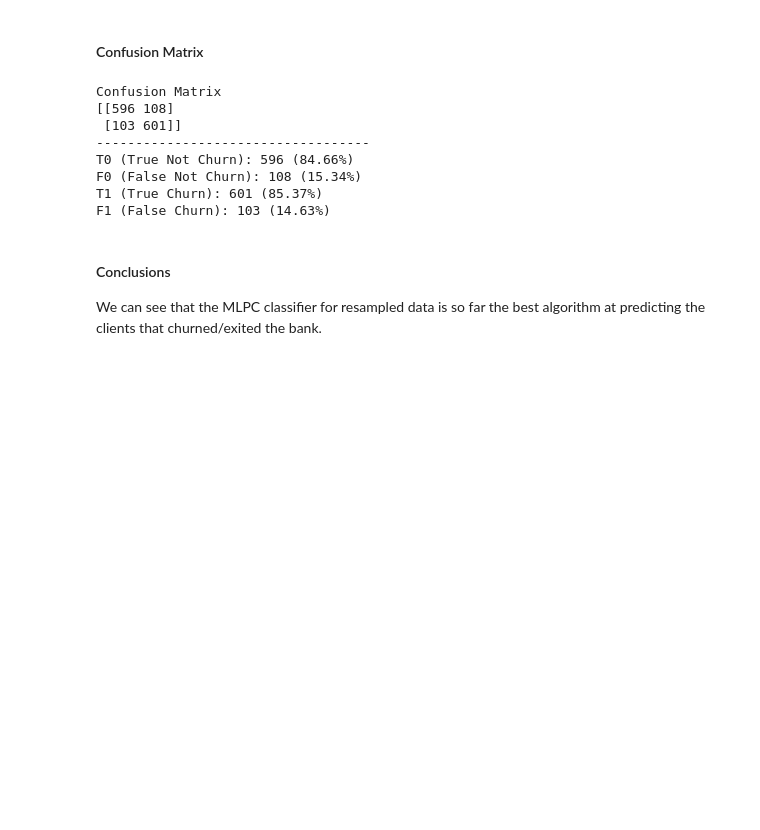
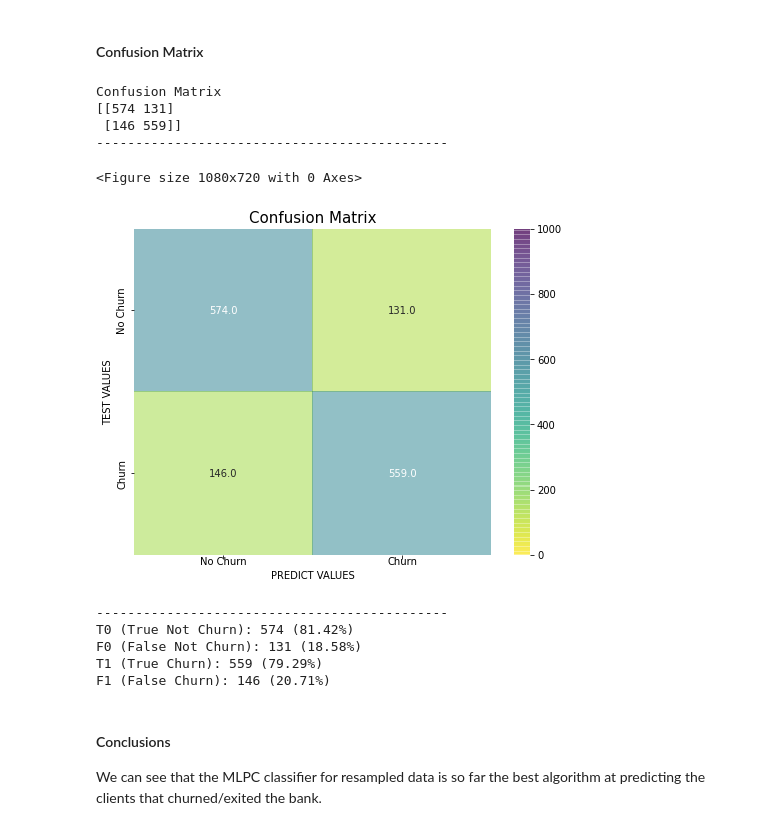
Before and after one commit to ironhack-bcn-data-june-2020/project-ml-bank-churn, a Jupyter notebook: ML_MLPC.ipynb, the cells around one changed output. Drawn from its saved outputs; the diff is of its cells as text; code cells hidden in the pictures; blank space fills up the shorter version.

```diff
--- a/ML_MLPC.ipynb
+++ b/ML_MLPC.ipynb
@@ -226,0 +503,2 @@ y_smote_tomek = pd.DataFrame(smote_tomek['Exited'])
+# %%
+X_tr_smote_tomek, X_te_smote_tomek, y_tr_smote_tomek, y_te_smote_tomek = train_test(X=X_smote_tomek, y=y_smote_tomek, test_size=0.1, stratify=y_smote_tomek)
@@ -226,0 +507,2 @@ y_smote_tomek = pd.DataFrame(smote_tomek['Exited'])
+# %%
+gs_norm_smote_tomek = grid_search(MLPClassifier(max_iter=10000), X_tr_smote_tomek, y_tr_smote_tomek, 'MLPC_Resampled_Data (SMOTEtomek)')
@@ -395,3 +516,5 @@ Please heck overfitting!
+# %%
+mlpc_smote_tomek = model_evaluation(X_tr_smote_tomek, X_te_smote_tomek, y_tr_smote_tomek, y_te_smote_tomek, model=MLPClassifier(**gs_norm_smote_tomek))
 # %% [markdown]
 #### Accuracy
 # %%
@@ -418,25 +541,19 @@ weighted avg       0.85      0.85      0.85      1408
 # %% [markdown]
 #### Confusion Matrix
-# %%
-print(f'Confusion Matrix')
-cm_smote_tomek = mlpc_smote_tomek[3]
-print(f'{cm_smote_tomek}')
-
-print(35*'-')
-# Results
-print(f'T0 (True Not Churn): {cm_smote_tomek[0][0]} ({round(cm_smote_tomek[0][0]*100/sum(cm_smote_tomek[0]),2)}%)')
-print(f'F0 (False Not Churn): {cm_smote_tomek[0][1]} ({round(cm_smote_tomek[0][1]*100/sum(cm_smote_tomek[0]),2)}%)')
-print(f'T1 (True Churn): {cm_smote_tomek[1][1]} ({round(cm_smote_tomek[1][1]*100/sum(cm_smote_tomek[1]),2)}%)')
-print(f'F1 (False Churn): {cm_smote_tomek[1][0]} ({round(cm_smote_tomek[1][0]*100/sum(cm_smote_tomek[1]),2)}%)')
-# %% [output]
-Confusion Matrix
-[[596 108]
- [103 601]]
------------------------------------
-T0 (True Not Churn): 596 (84.66%)
-F0 (False Not Churn): 108 (15.34%)
-T1 (True Churn): 601 (85.37%)
-F1 (False Churn): 103 (14.63%)
+# %%
+recap_cm_smote_tomek = confusion_matrix_results(mlpc_smote_tomek)
+# %% [output]
+Confusion Matrix
+[[574 131]
+ [146 559]]
+---------------------------------------------
+<Figure size 1080x720 with 0 Axes>
+[figure, added]
+---------------------------------------------
+T0 (True Not Churn): 574 (81.42%)
+F0 (False Not Churn): 131 (18.58%)
+T1 (True Churn): 559 (79.29%)
+F1 (False Churn): 146 (20.71%)
 # %% [markdown]
 #### Conclusions
 We can see that the MLPC classifier for resampled data is so far the best algorithm at predicting the clients that churned/exited the bank.
```
Also changed, not shown: parts of 107 cells of this notebook.
